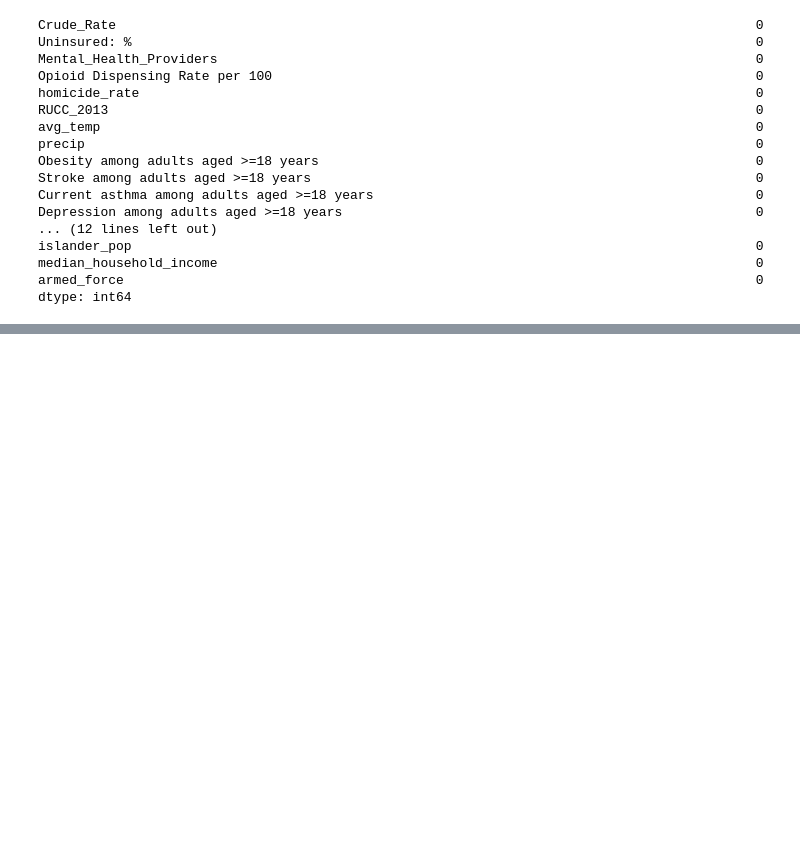
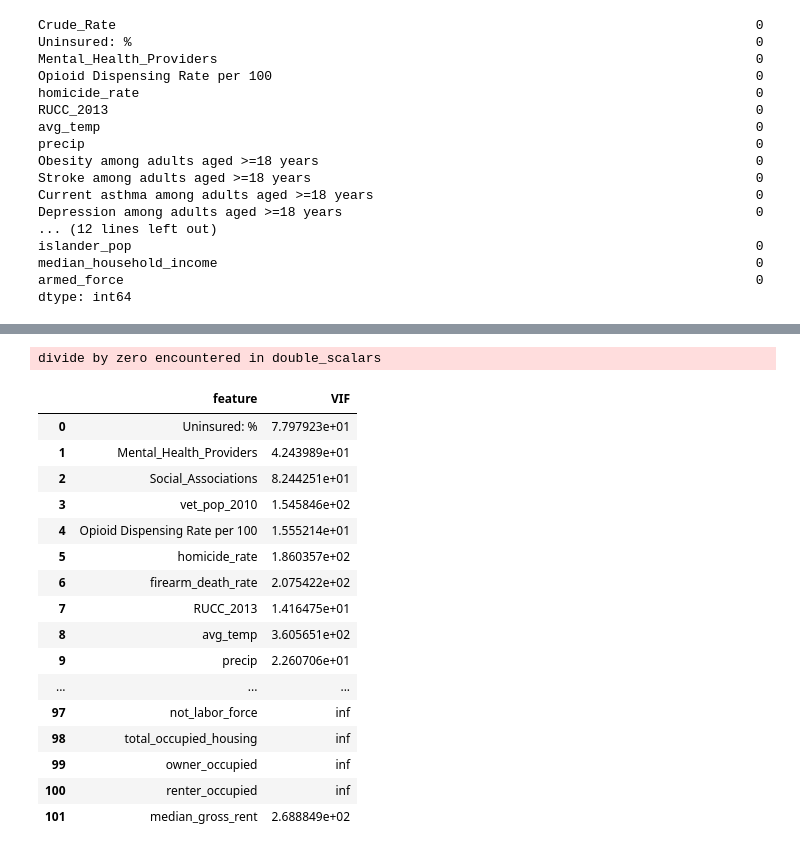
Before and after one commit to ilina-mitra/suicide-mapping, a Jupyter notebook: Suicide Mapping - Unstable Coefficient Fix.ipynb, the cells around one changed output, grey strips where cells are left out. Cells and saved outputs as stored; diff of their text form; code cells hidden in the pictures; blank space fills up the shorter version.

```diff
--- a/Suicide Mapping - Unstable Coefficient Fix.ipynb
+++ b/Suicide Mapping - Unstable Coefficient Fix.ipynb
@@ -277,0 +364,13 @@ dtype: float64
+# %%
+pd.set_option("display.max_rows", None)
+pd.set_option("display.max_columns", None)
+# %%
+path = working_directory + '/Documents/df_updated.csv'
+df = pd.read_csv(path, encoding='latin-1')
+df.head()
+
+df = df.drop(["Population","County", "County.Code","Year", "suicides","StateAbbr", "StateDesc", "LocationName",
+              "State", "...1"],axis=1)
+
+y = df['Crude_Rate']
+X = df.loc[:, df.columns != 'Crude_Rate']
@@ -277,0 +475,31 @@ dtype: float64
+# %%
+# VIF dataframe
+vif_data = pd.DataFrame()
+vif_data["feature"] = X.columns
+
+# calculating VIF for each feature
+#vif_data["VIF"] = [variance_inflation_factor(X.values, i)›
+                          #for i in range(len(X.columns))]
+
+vif_data["VIF"] = [variance_inflation_factor(df.loc[:, df.columns != 'Crude_Rate'].values, i)
+                   for i in range(len(df.loc[:, df.columns != 'Crude_Rate'].columns))]
+vif_data
+# %% [output]
+divide by zero encountered in double_scalars
+|  | feature | VIF |
+| 0 | Uninsured: % | 7.797923e+01 |
+| 1 | Mental_Health_Providers | 4.243989e+01 |
+| 2 | Social_Associations | 8.244251e+01 |
+| 3 | vet_pop_2010 | 1.545846e+02 |
+| 4 | Opioid Dispensing Rate per 100 | 1.555214e+01 |
+| 5 | homicide_rate | 1.860357e+02 |
+| 6 | firearm_death_rate | 2.075422e+02 |
+| 7 | RUCC_2013 | 1.416475e+01 |
+| 8 | avg_temp | 3.605651e+02 |
+| 9 | precip | 2.260706e+01 |
+| ... | ... | ... |
+| 97 | not_labor_force | inf |
+| 98 | total_occupied_housing | inf |
+| 99 | owner_occupied | inf |
+| 100 | renter_occupied | inf |
+| 101 | median_gross_rent | 2.688849e+02 |
```
Also changed, not shown: parts of 25 cells of this notebook.
